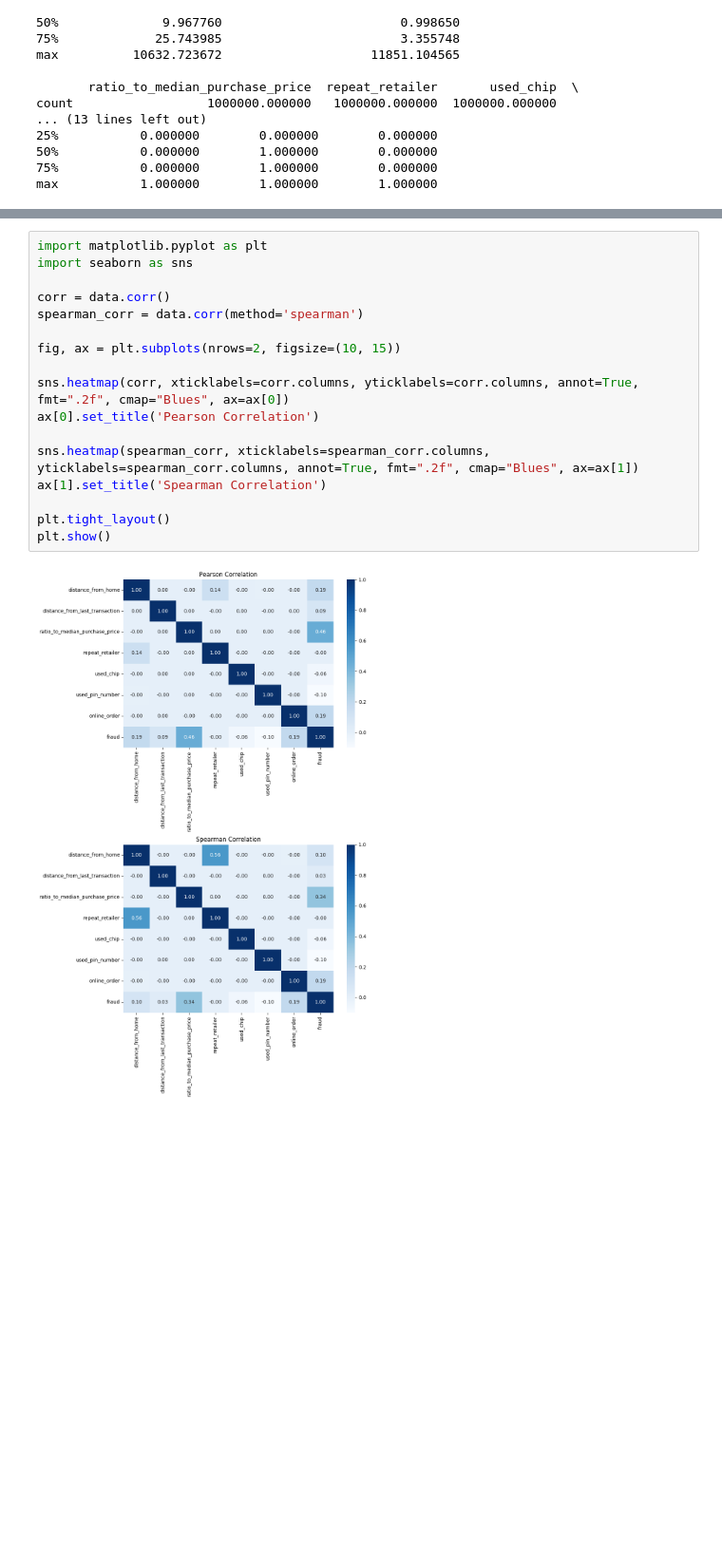
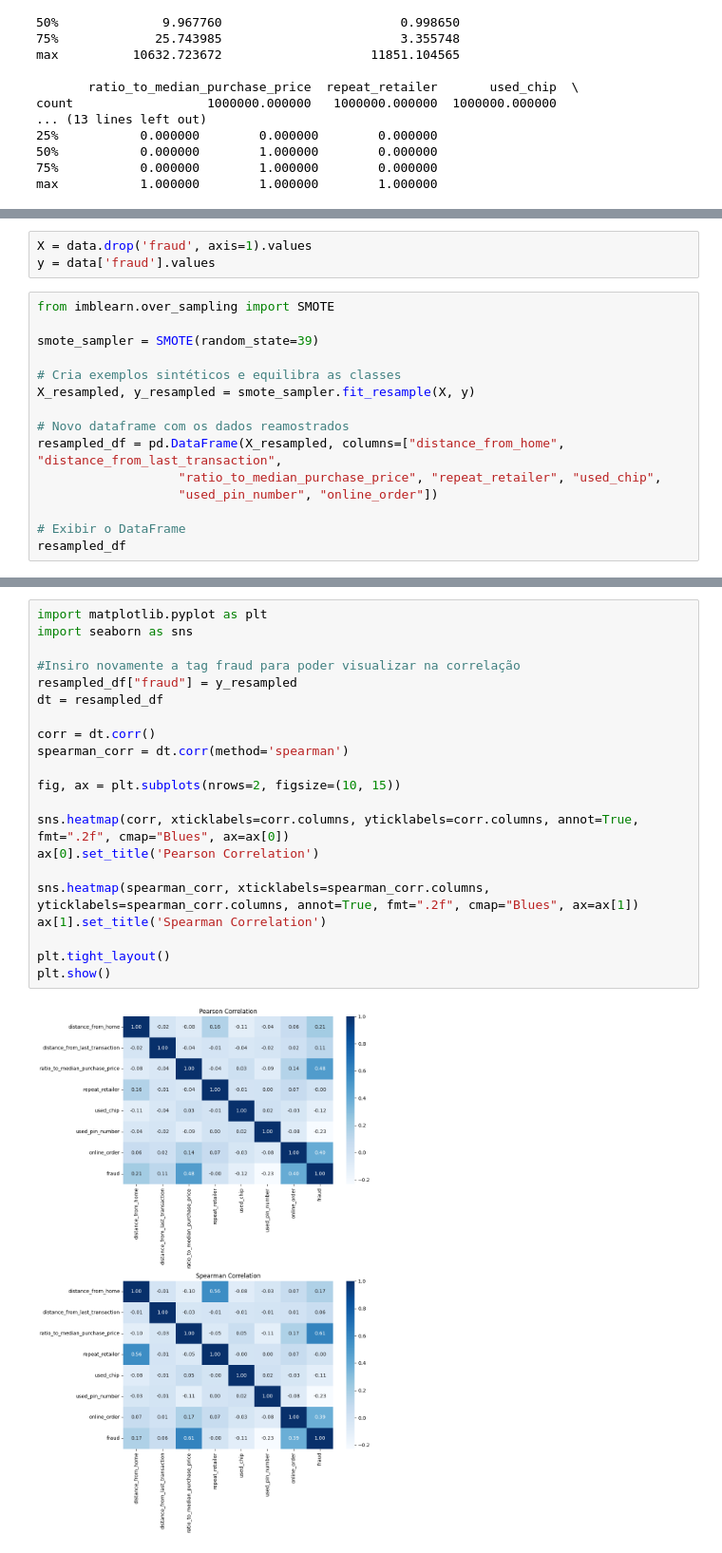
Before and after one commit to emanuelcatao/CreditCardFraud, a Jupyter notebook: CreditCard_Fraud.ipynb, the cells around one changed output, grey strips where cells are left out. Shown at 95% size. Drawn from its saved outputs; the diff is of its cells as text; blank space fills up the shorter version.

```diff
--- a/CreditCard_Fraud.ipynb
+++ b/CreditCard_Fraud.ipynb
@@ -73,0 +115,18 @@ max           1.000000        1.000000        1.000000
+# %%
+X = data.drop('fraud', axis=1).values
+y = data['fraud'].values
+# %%
+from imblearn.over_sampling import SMOTE
+
+smote_sampler = SMOTE(random_state=39)
+
+# Cria exemplos sintéticos e equilibra as classes
+X_resampled, y_resampled = smote_sampler.fit_resample(X, y)
+
+# Novo dataframe com os dados reamostrados
+resampled_df = pd.DataFrame(X_resampled, columns=["distance_from_home", "distance_from_last_transaction",
+                   "ratio_to_median_purchase_price", "repeat_retailer", "used_chip",
+                   "used_pin_number", "online_order"])
+
+# Exibir o DataFrame
+resampled_df
@@ -74,19 +173,23 @@ max           1.000000        1.000000        1.000000
 # %%
 import matplotlib.pyplot as plt
 import seaborn as sns
 
-corr = data.corr()
-spearman_corr = data.corr(method='spearman')
+#Insiro novamente a tag fraud para poder visualizar na correlação
+resampled_df["fraud"] = y_resampled
+dt = resampled_df
+
+corr = dt.corr()
+spearman_corr = dt.corr(method='spearman')
 
 fig, ax = plt.subplots(nrows=2, figsize=(10, 15))
 
 sns.heatmap(corr, xticklabels=corr.columns, yticklabels=corr.columns, annot=True, fmt=".2f", cmap="Blues", ax=ax[0])
 ax[0].set_title('Pearson Correlation')
 
 sns.heatmap(spearman_corr, xticklabels=spearman_corr.columns, yticklabels=spearman_corr.columns, annot=True, fmt=".2f", cmap="Blues", ax=ax[1])
 ax[1].set_title('Spearman Correlation')
 
 plt.tight_layout()
 plt.show()
 # %% [output]
-[figure, old version]
+[figure, new version]
```
Also changed, not shown: parts of 40 cells of this notebook.
